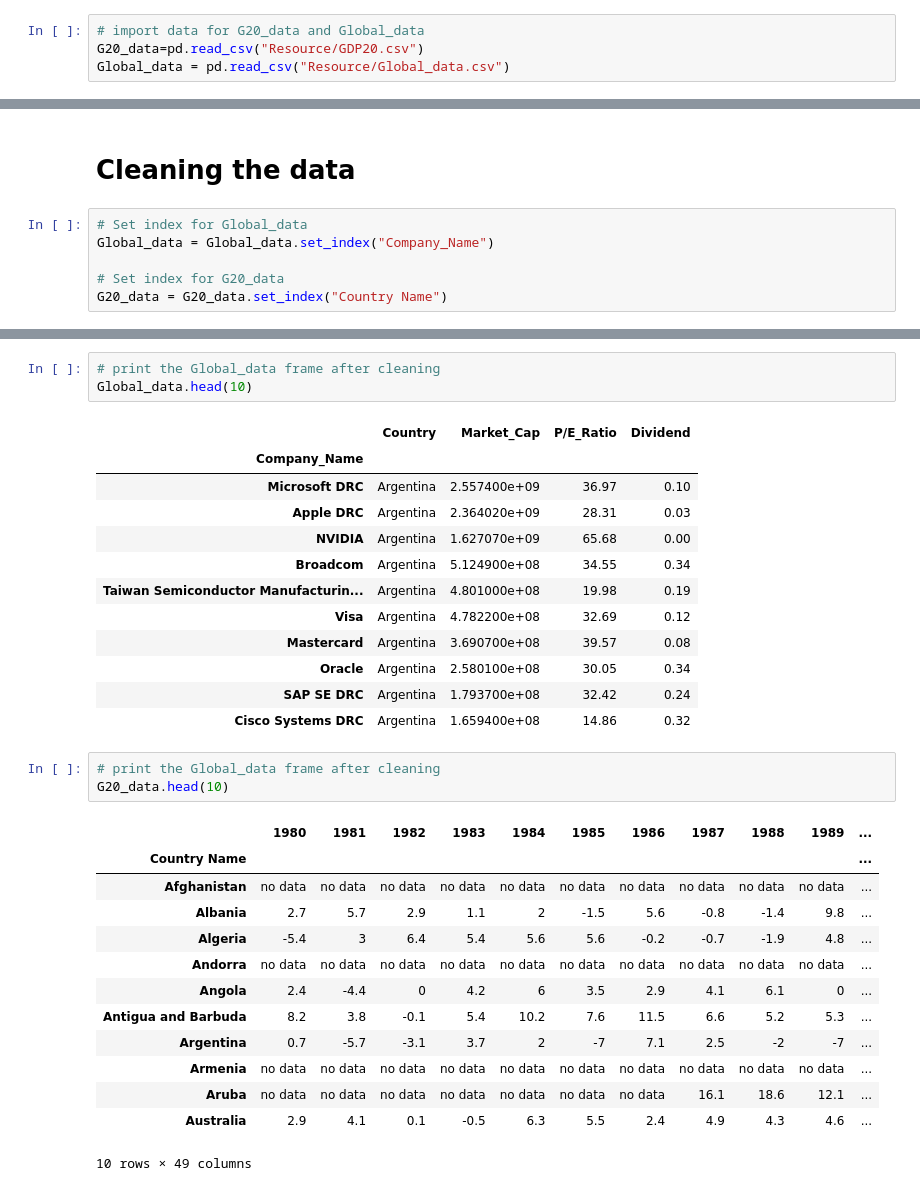
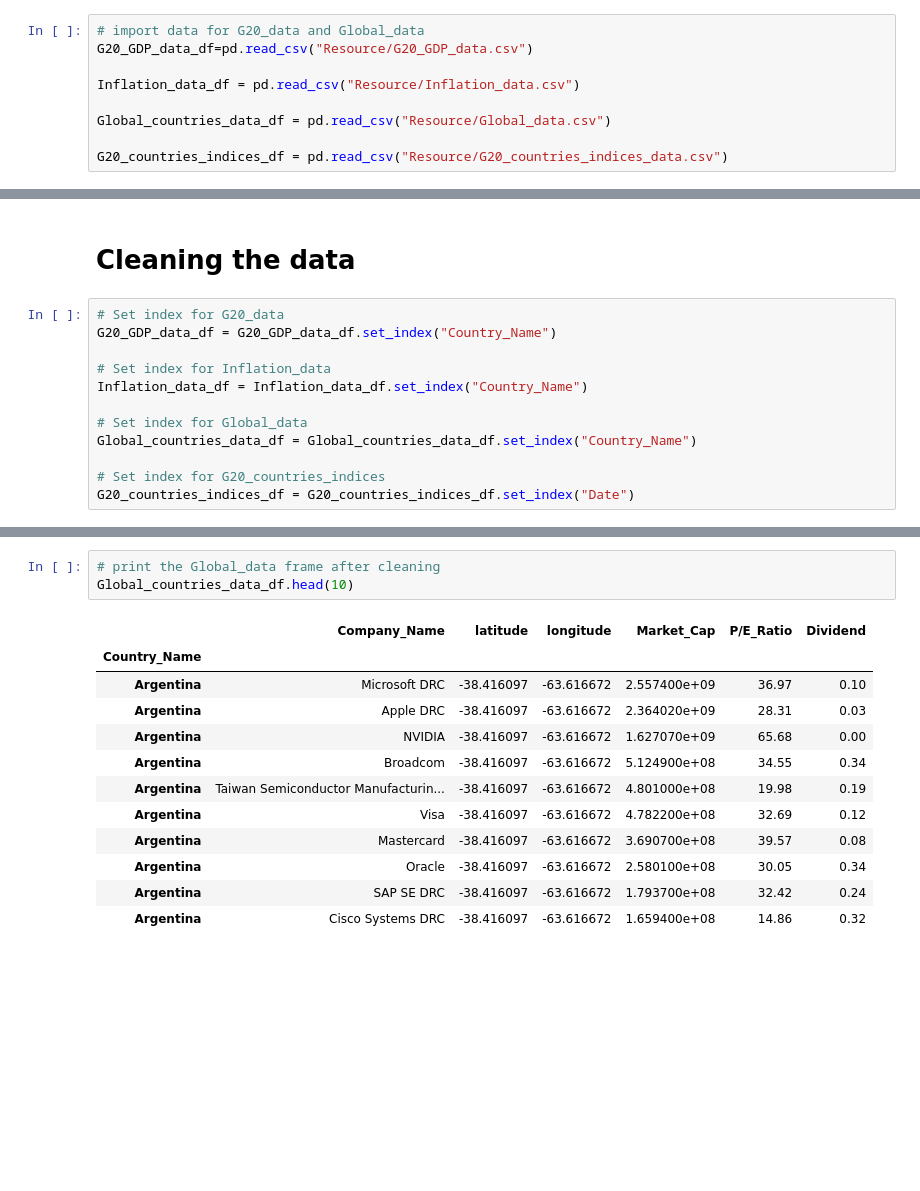
Before and after one commit to jash1112/Project_3, a Jupyter notebook: TechTitansG20/The_Project_3.ipynb, the cells around one changed output, grey strips where cells are left out. Saved outputs shown, nothing was run; the diff lists cells and outputs as text; blank space fills up the shorter version.

```diff
--- a/TechTitansG20/The_Project_3.ipynb
+++ b/TechTitansG20/The_Project_3.ipynb
@@ -16,4 +21,9 @@ import json
 # %%
 # import data for G20_data and Global_data
-G20_data=pd.read_csv("Resource/GDP20.csv")
-Global_data = pd.read_csv("Resource/Global_data.csv")
+G20_GDP_data_df=pd.read_csv("Resource/G20_GDP_data.csv")
+
+Inflation_data_df = pd.read_csv("Resource/Inflation_data.csv")
+
+Global_countries_data_df = pd.read_csv("Resource/Global_data.csv")
+
+G20_countries_indices_df = pd.read_csv("Resource/G20_countries_indices_data.csv")
@@ -51,8 +93,14 @@ G20_data.head(10)
 # %% [markdown]
 # Cleaning the data
 # %%
+# Set index for G20_data
+G20_GDP_data_df = G20_GDP_data_df.set_index("Country_Name")
+
+# Set index for Inflation_data
+Inflation_data_df = Inflation_data_df.set_index("Country_Name")
+
 # Set index for Global_data
-Global_data = Global_data.set_index("Company_Name")
+Global_countries_data_df = Global_countries_data_df.set_index("Country_Name")
 
-# Set index for G20_data
-G20_data = G20_data.set_index("Country Name")
+# Set index for G20_countries_indices
+G20_countries_indices_df = G20_countries_indices_df.set_index("Date")
@@ -59,33 +131,16 @@ G20_data = G20_data.set_index("Country Name")
 # %%
 # print the Global_data frame after cleaning
-Global_data.head(10)
+Global_countries_data_df.head(10)
 # %% [output]
-|  | Country | Market_Cap | P/E_Ratio | Dividend |
-| Company_Name |  |  |  |  |
-| Microsoft DRC | Argentina | 2.557400e+09 | 36.97 | 0.10 |
-| Apple DRC | Argentina | 2.364020e+09 | 28.31 | 0.03 |
-| NVIDIA | Argentina | 1.627070e+09 | 65.68 | 0.00 |
-| Broadcom | Argentina | 5.124900e+08 | 34.55 | 0.34 |
-| Taiwan Semiconductor Manufacturin... | Argentina | 4.801000e+08 | 19.98 | 0.19 |
-| Visa | Argentina | 4.782200e+08 | 32.69 | 0.12 |
-| Mastercard | Argentina | 3.690700e+08 | 39.57 | 0.08 |
-| Oracle | Argentina | 2.580100e+08 | 30.05 | 0.34 |
-| SAP SE DRC | Argentina | 1.793700e+08 | 32.42 | 0.24 |
-| Cisco Systems DRC | Argentina | 1.659400e+08 | 14.86 | 0.32 |
+|  | Company_Name | latitude | longitude | Market_Cap | P/E_Ratio | Dividend |
+| Country_Name |  |  |  |  |  |  |
+| Argentina | Microsoft DRC | -38.416097 | -63.616672 | 2.557400e+09 | 36.97 | 0.10 |
+| Argentina | Apple DRC | -38.416097 | -63.616672 | 2.364020e+09 | 28.31 | 0.03 |
+| Argentina | NVIDIA | -38.416097 | -63.616672 | 1.627070e+09 | 65.68 | 0.00 |
+| Argentina | Broadcom | -38.416097 | -63.616672 | 5.124900e+08 | 34.55 | 0.34 |
+| Argentina | Taiwan Semiconductor Manufacturin... | -38.416097 | -63.616672 | 4.801000e+08 | 19.98 | 0.19 |
+| Argentina | Visa | -38.416097 | -63.616672 | 4.782200e+08 | 32.69 | 0.12 |
+| Argentina | Mastercard | -38.416097 | -63.616672 | 3.690700e+08 | 39.57 | 0.08 |
+| Argentina | Oracle | -38.416097 | -63.616672 | 2.580100e+08 | 30.05 | 0.34 |
+| Argentina | SAP SE DRC | -38.416097 | -63.616672 | 1.793700e+08 | 32.42 | 0.24 |
+| Argentina | Cisco Systems DRC | -38.416097 | -63.616672 | 1.659400e+08 | 14.86 | 0.32 |
-# %%
-# print the Global_data frame after cleaning
-G20_data.head(10)
-# %% [output]
-|  | 1980 | 1981 | 1982 | 1983 | 1984 | 1985 | 1986 | 1987 | 1988 | 1989 | ... |
-| Country Name |  |  |  |  |  |  |  |  |  |  | ... |
-| Afghanistan | no data | no data | no data | no data | no data | no data | no data | no data | no data | no data | ... |
-| Albania | 2.7 | 5.7 | 2.9 | 1.1 | 2 | -1.5 | 5.6 | -0.8 | -1.4 | 9.8 | ... |
-| Algeria | -5.4 | 3 | 6.4 | 5.4 | 5.6 | 5.6 | -0.2 | -0.7 | -1.9 | 4.8 | ... |
-| Andorra | no data | no data | no data | no data | no data | no data | no data | no data | no data | no data | ... |
-| Angola | 2.4 | -4.4 | 0 | 4.2 | 6 | 3.5 | 2.9 | 4.1 | 6.1 | 0 | ... |
-| Antigua and Barbuda | 8.2 | 3.8 | -0.1 | 5.4 | 10.2 | 7.6 | 11.5 | 6.6 | 5.2 | 5.3 | ... |
-| Argentina | 0.7 | -5.7 | -3.1 | 3.7 | 2 | -7 | 7.1 | 2.5 | -2 | -7 | ... |
-| Armenia | no data | no data | no data | no data | no data | no data | no data | no data | no data | no data | ... |
-| Aruba | no data | no data | no data | no data | no data | no data | no data | 16.1 | 18.6 | 12.1 | ... |
-| Australia | 2.9 | 4.1 | 0.1 | -0.5 | 6.3 | 5.5 | 2.4 | 4.9 | 4.3 | 4.6 | ... |
-10 rows × 49 columns
```
Also changed, not shown: parts of 26 cells of this notebook, 23 other files.
